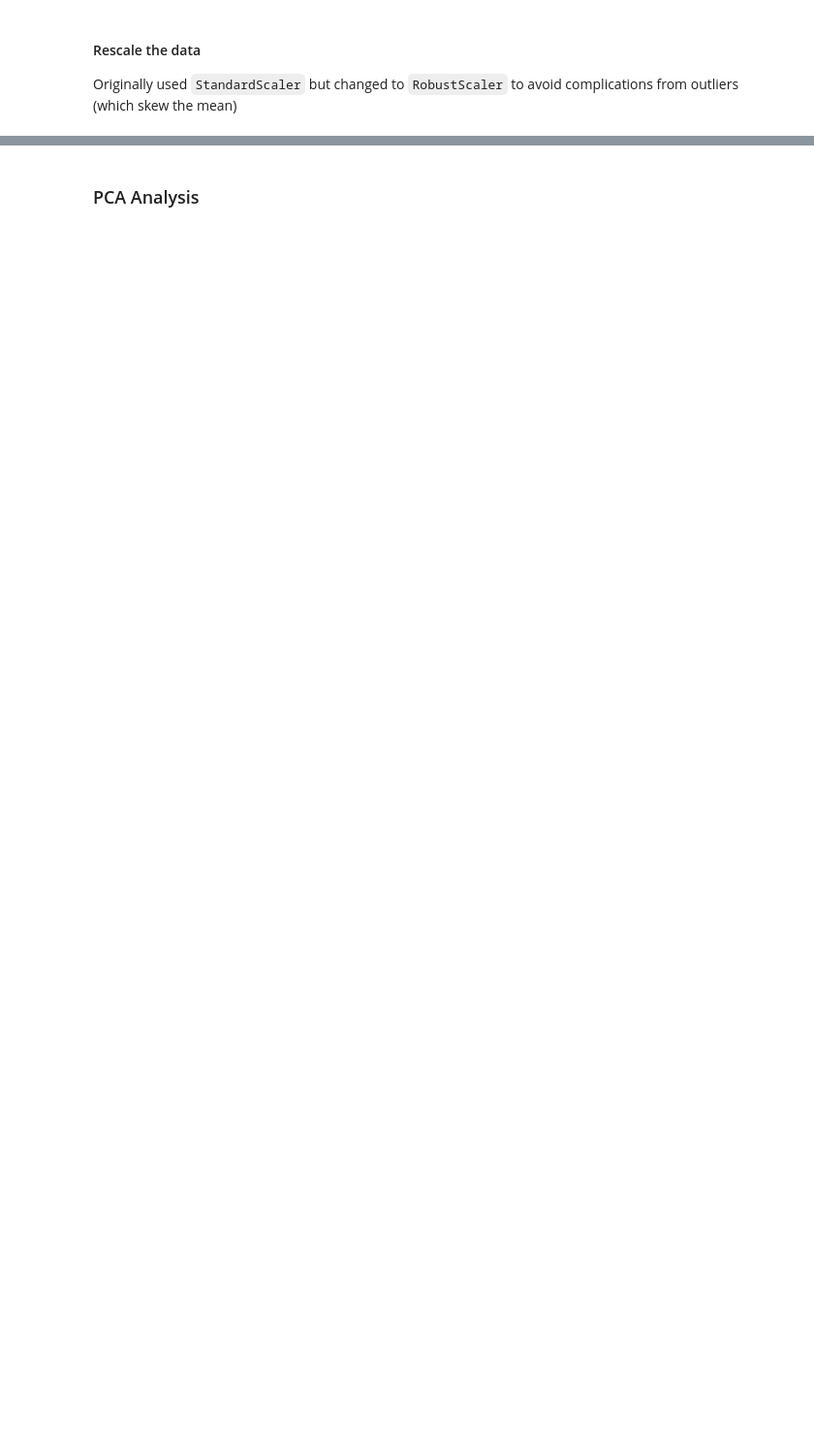
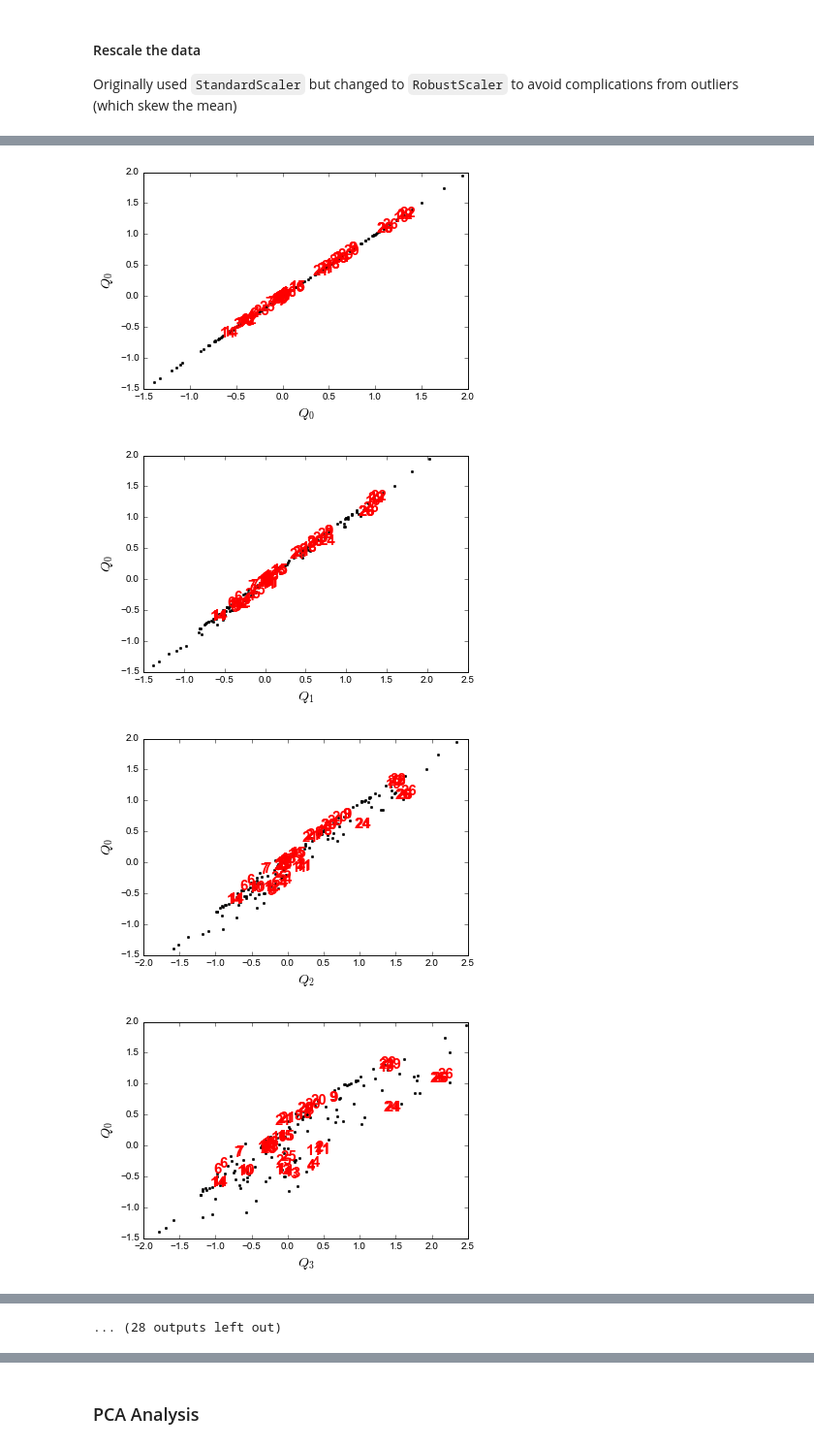
Before and after one commit to StevenCHowell/sas_clustering, a Jupyter notebook: Exploring Data Clustering.ipynb, the cells around one changed output, grey strips where cells are left out. Shown at 97% size. Cells and saved outputs as stored; diff of their text form; code cells hidden in the pictures; blank space fills up the shorter version.

```diff
--- a/Exploring Data Clustering.ipynb
+++ b/Exploring Data Clustering.ipynb
@@ -147,0 +309,6 @@ plt.title('scaled data')
+# %%
+print(n_labels)
+print(n_labels.shape)
+slabels = np.array(n_labels, dtype='str')
+# print(slabels)
+# print(slabels.shape)
@@ -147,0 +325,31 @@ plt.title('scaled data')
+# %%
+from matplotlib import offsetbox
+i_compare = 0
+
+mn = scaled_saxs.min(axis=0)
+mx = scaled_saxs.max(axis=0)
+
+# for i0 in range(1):
+for i0 in range(40):
+    plt.figure()
+
+    # plot points to make the correct box size
+    plt.plot(mn[i0], mn[i_compare], 'w.')
+    plt.plot(mx[i0], mx[i_compare], 'w.')
+
+    for j in range(len(scaled_saxs)):
+        if slabels[j] != '0':
+            plt.text(scaled_saxs[j, i0], scaled_saxs[j, i_compare], slabels[j],
+                     fontdict={'weight': 'bold', 'size': 15},
+                     color='r') # plt.cm.Set1(labels[i]/10.0))
+        else:
+            plt.plot(scaled_saxs[j, i0], scaled_saxs[j, i_compare], 'k.',
+                    markersize=5)
+
+    plt.xlabel(r'$Q_{}$'.format(i0))
+    plt.ylabel(r'$Q_{}$'.format(i_compare))
+# %% [output]
+[figure, added]
+[figure, added]
+[figure, added]
+[figure, added]
@@ -147,0 +364 @@ plt.title('scaled data')
+... (28 outputs left out)
```
Also changed, not shown: parts of 42 cells of this notebook, 1 other file.
